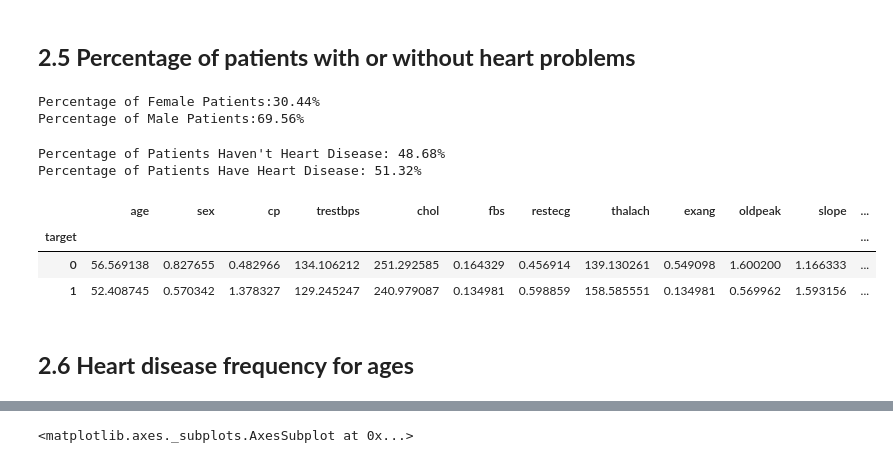
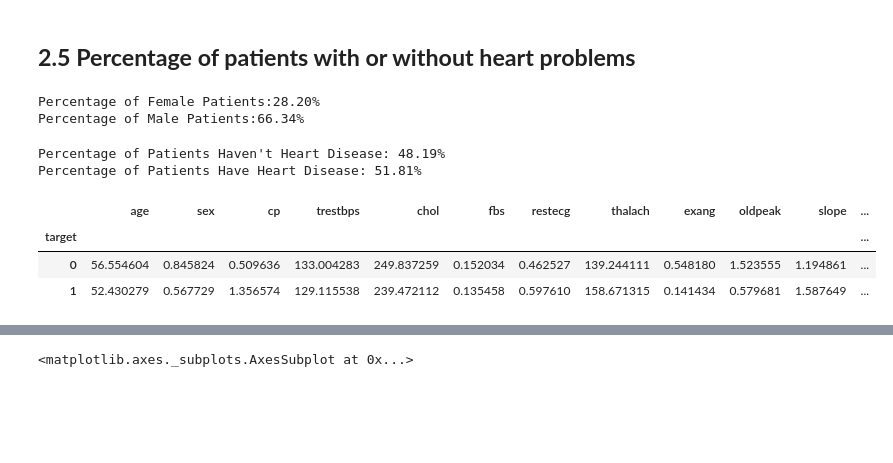
Before and after one commit to masp42/Crisp_DM_CA, a Jupyter notebook: Heart_Disease_Prediction_CA.ipynb, the cells around one changed output, grey strips where cells are left out. Saved outputs shown, nothing was run; the diff lists cells and outputs as text; code cells hidden in the pictures; blank space fills up the shorter version.

```diff
--- a/Heart_Disease_Prediction_CA.ipynb
+++ b/Heart_Disease_Prediction_CA.ipynb
@@ -367,36 +396,34 @@ We notice, that females are more likely to have heart problems than males in thi
 # Assigning levels to categories
 list = []
 for i in range(0,df.shape[1]):
-  if(df.iloc[:,i].dtypes == 'object'):
-    df.iloc[:,i] = pd.Categorical(df.iloc[:,i])
-    df.iloc[:,i] = df.iloc[:,i].cat.codes
-    df.iloc[:,i] = df.iloc[:,i].astype('object')
-    list.append(df.columns[i])
+  if(df1.iloc[:,i].dtypes == 'object'):
+    df1.iloc[:,i] = pd.Categorical(df.iloc[:,i])
+    df1.iloc[:,i] = df1.iloc[:,i].cat.codes
+    df1.iloc[:,i] = df1.iloc[:,i].astype('object')
+    list.append(df1.columns[i])
 # %%
 ## Made by Marcelo and Washington
-countFemale = len(df[df.sex == 0])
-countMale = len(df[df.sex == 1])
+countFemale = len(df1[df.sex == 0])
+countMale = len(df1[df1.sex == 1])
 print("Percentage of Female Patients:{:.2f}%".format((countFemale)/(len(df.sex))*100))
 print("Percentage of Male Patients:{:.2f}%".format((countMale)/(len(df.sex))*100))
 # %% [output]
-Percentage of Female Patients:30.44%
-Percentage of Male Patients:69.56%
+Percentage of Female Patients:28.20%
+Percentage of Male Patients:66.34%
 # %%
 ## Made by Marcelo and Washington
-countNoDisease = len(df[df.target == 0])
-countHaveDisease = len(df[df.target == 1])
-print("Percentage of Patients Haven't Heart Disease: {:.2f}%".format((countNoDisease / (len(df.target))*100)))
-print("Percentage of Patients Have Heart Disease: {:.2f}%".format((countHaveDisease / (len(df.target))*100)))
+countNoDisease = len(df1[df1.target == 0])
+countHaveDisease = len(df1[df1.target == 1])
+print("Percentage of Patients Haven't Heart Disease: {:.2f}%".format((countNoDisease / (len(df1.target))*100)))
+print("Percentage of Patients Have Heart Disease: {:.2f}%".format((countHaveDisease / (len(df1.target))*100)))
 # %% [output]
-Percentage of Patients Haven't Heart Disease: 48.68%
-Percentage of Patients Have Heart Disease: 51.32%
+Percentage of Patients Haven't Heart Disease: 48.19%
+Percentage of Patients Have Heart Disease: 51.81%
 # %%
 ## Made by Marcelo and Washington
-df.groupby('target').mean()
+df1.groupby('target').mean()
 # %% [output]
 |  | age | sex | cp | trestbps | chol | fbs | restecg | thalach | exang | oldpeak | slope | ... |
 | target |  |  |  |  |  |  |  |  |  |  |  | ... |
-| 0 | 56.569138 | 0.827655 | 0.482966 | 134.106212 | 251.292585 | 0.164329 | 0.456914 | 139.130261 | 0.549098 | 1.600200 | 1.166333 | ... |
-| 1 | 52.408745 | 0.570342 | 1.378327 | 129.245247 | 240.979087 | 0.134981 | 0.598859 | 158.585551 | 0.134981 | 0.569962 | 1.593156 | ... |
+| 0 | 56.554604 | 0.845824 | 0.509636 | 133.004283 | 249.837259 | 0.152034 | 0.462527 | 139.244111 | 0.548180 | 1.523555 | 1.194861 | ... |
+| 1 | 52.430279 | 0.567729 | 1.356574 | 129.115538 | 239.472112 | 0.135458 | 0.597610 | 158.671315 | 0.141434 | 0.579681 | 1.587649 | ... |
-# %% [markdown]
-## **2.6 Heart disease frequency for ages**
```
Also changed, not shown: parts of 32 cells of this notebook.
